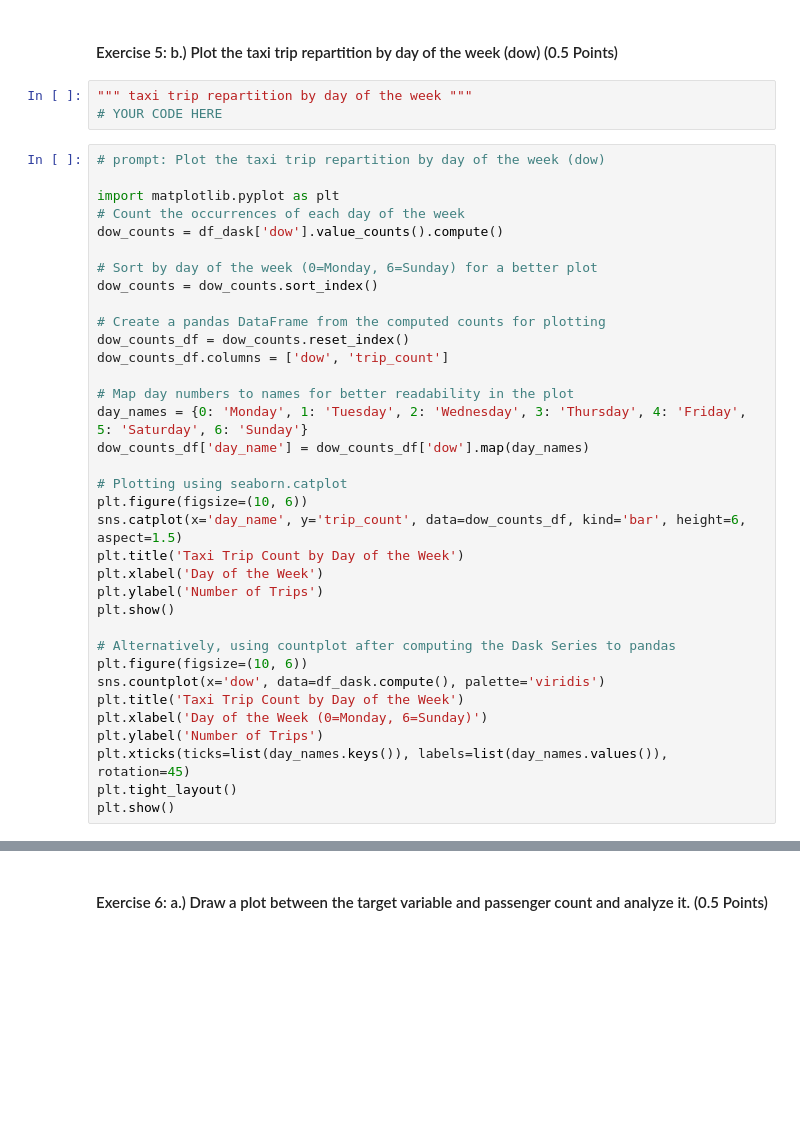
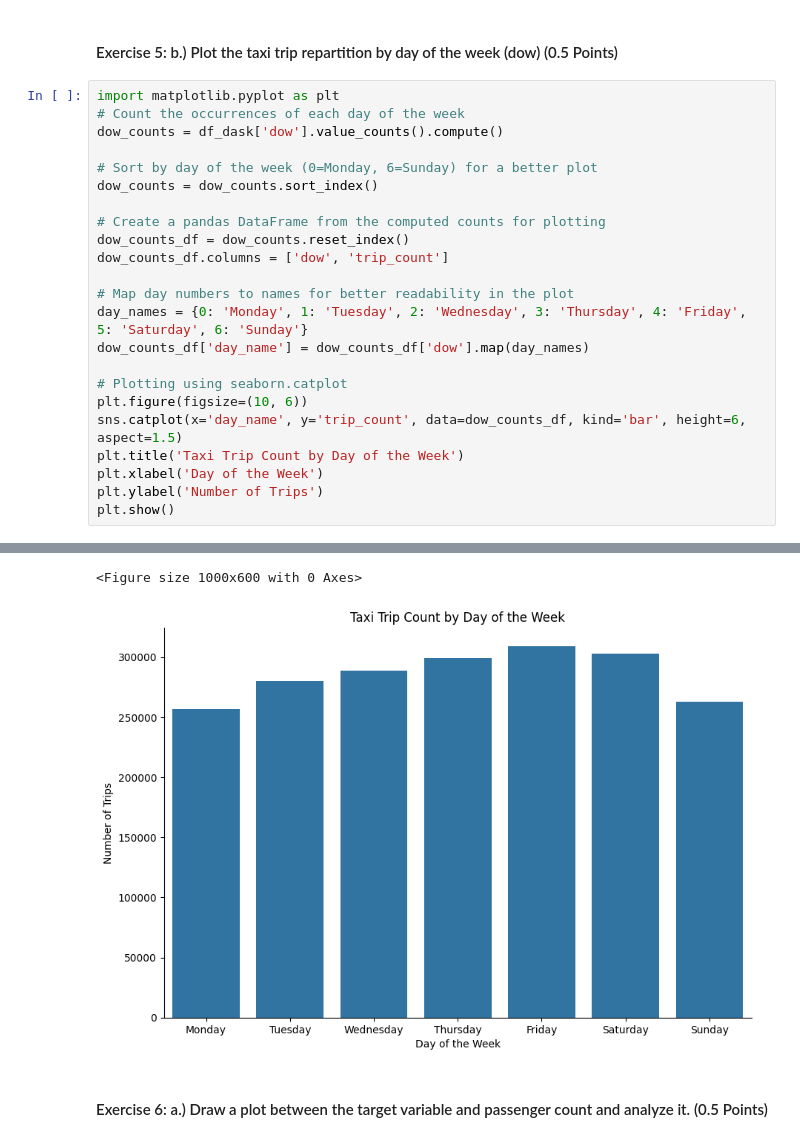
Before and after one commit to Vivek-Sajjan/Video_Classification, a Jupyter notebook: M5_NB_MiniProject_02_Fare_Amount_Prediction_Using_Dask.ipynb, the cells around one changed output, grey strips where cells are left out. Drawn from its saved outputs; the diff is of its cells as text; blank space fills up the shorter version.

```diff
--- a/M5_NB_MiniProject_02_Fare_Amount_Prediction_Using_Dask.ipynb
+++ b/M5_NB_MiniProject_02_Fare_Amount_Prediction_Using_Dask.ipynb
@@ -386,12 +386,7 @@ WARNING:distributed.shuffle._scheduler_plugin:Shuffle 5441e9f25273881369ed909792
 [figure]
 # %% [markdown]
 #### Exercise 5: b.) Plot the taxi trip repartition by day of the week (dow) (0.5 Points)
-# %%
-""" taxi trip repartition by day of the week """
-# YOUR CODE HERE
 # %%
-# prompt: Plot the taxi trip repartition by day of the week (dow)
-
 import matplotlib.pyplot as plt
 # Count the occurrences of each day of the week
 dow_counts = df_dask['dow'].value_counts().compute()
@@ -414,13 +409,4 @@ plt.title('Taxi Trip Count by Day of the Week')
 plt.xlabel('Day of the Week')
 plt.ylabel('Number of Trips')
 plt.show()
-
-# Alternatively, using countplot after computing the Dask Series to pandas
-plt.figure(figsize=(10, 6))
-sns.countplot(x='dow', data=df_dask.compute(), palette='viridis')
-plt.title('Taxi Trip Count by Day of the Week')
-plt.xlabel('Day of the Week (0=Monday, 6=Sunday)')
-plt.ylabel('Number of Trips')
-plt.xticks(ticks=list(day_names.keys()), labels=list(day_names.values()), rotation=45)
-plt.tight_layout()
-plt.show()
+# %% [output]
@@ -427,3 +417,5 @@ plt.show()
+<Figure size 1000x600 with 0 Axes>
+[figure, added]
 # %% [markdown]
 #### Exercise 6: a.) Draw a plot between the target variable and passenger count and analyze it.  (0.5 Points)
 # %%
```
Also changed, not shown: parts of 5 cells of this notebook.
